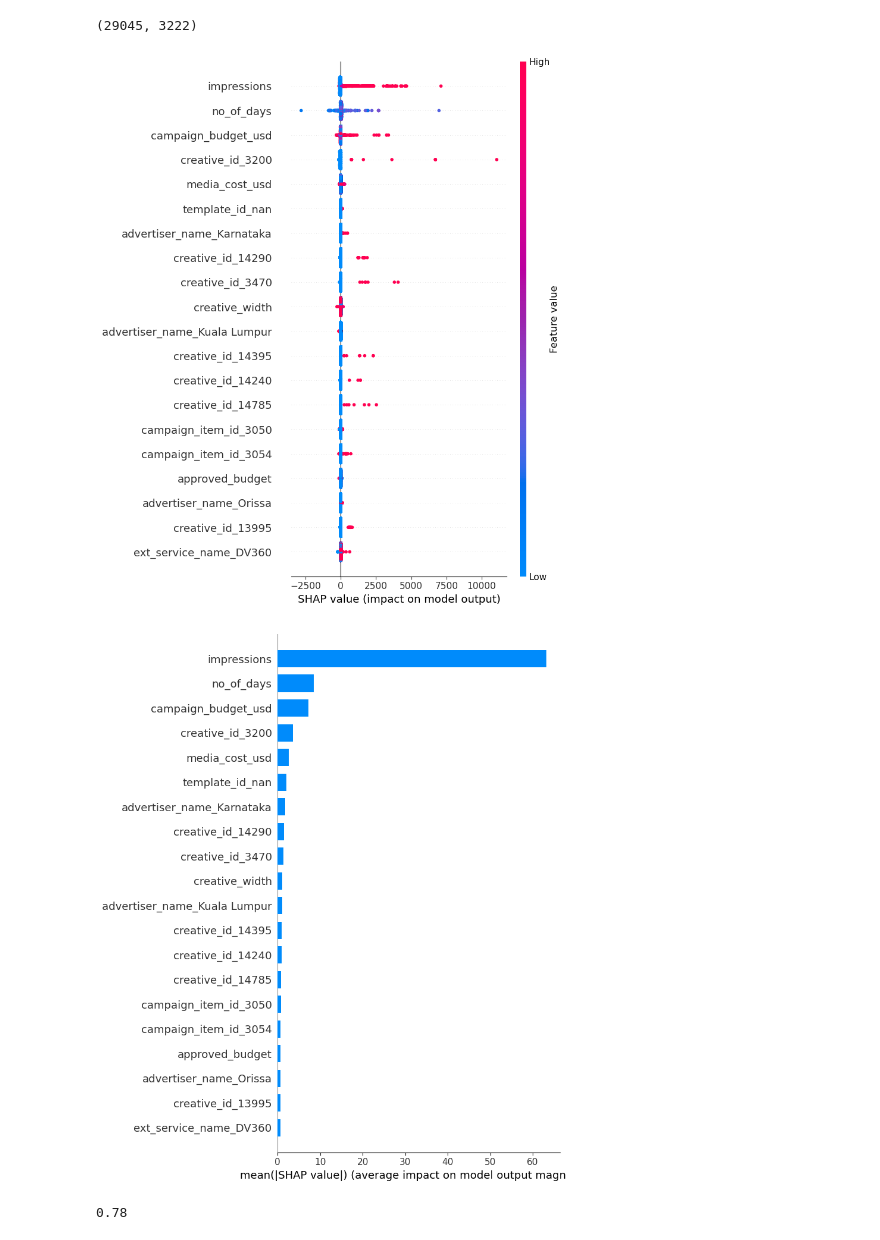
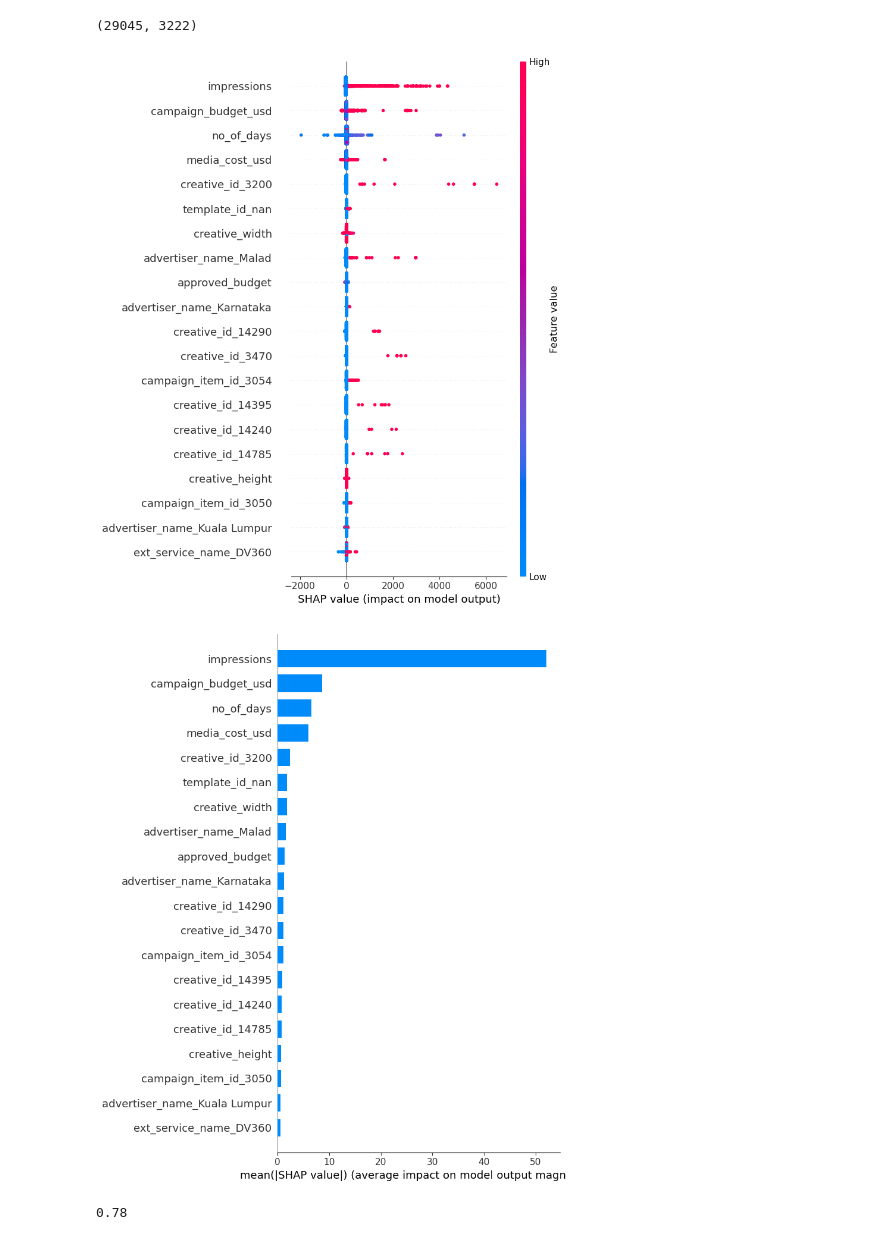
Before and after one commit to atabak-alishiri/marketing-campaign-predictor, a Jupyter notebook: analysis.ipynb, the cells around one changed output. Cells and saved outputs as stored; diff of their text form; code cells hidden in the pictures.

```diff
--- a/analysis.ipynb
+++ b/analysis.ipynb
@@ -795,16 +812,16 @@ xgbr_explanation.shape
 # %% [output]
 (29045, 3222)
 # %%
-xgbr_model = pipe_xgb.named_steps["xgbregressor"]
+xgbr_model = best_model.named_steps["xgbregressor"]
 explainer = shap.TreeExplainer(xgbr_model)
 shap_values = explainer.shap_values(X_test_enc)
 shap.summary_plot(shap_values, X_test_enc)
 # %% [output]
-[figure, old version]
+[figure, new version]
 # %%
 shap.summary_plot(shap_values, X_test_enc, plot_type="bar")
 # %% [output]
-[figure, old version]
+[figure, new version]
 # %%
 # result on the test set
 best_score = random_search.best_score_
```
Also changed, not shown: parts of 23 cells of this notebook.
